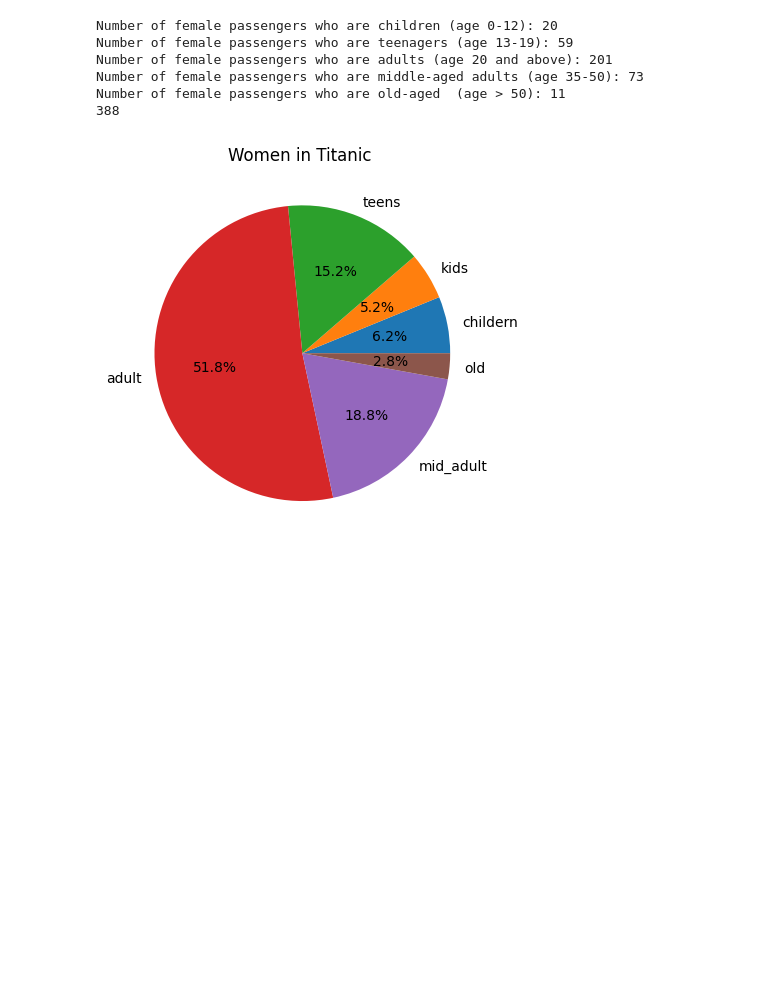
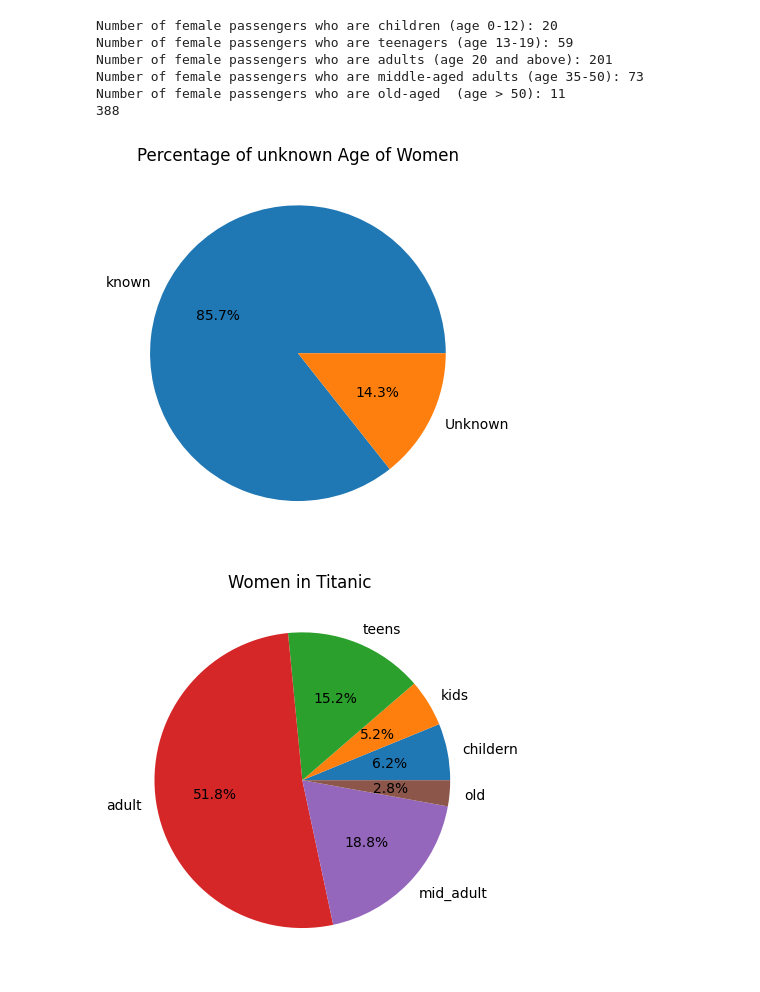
Before and after one commit to bilaalmunir/PRODIGY-DS-02, a Jupyter notebook: Prodigy-ds-02.ipynb, the cells around one changed output. Cells and saved outputs as stored; diff of their text form; code cells hidden in the pictures; blank space fills up the shorter version.

Commit message:
total women in titanic summary

```diff
--- a/Prodigy-ds-02.ipynb
+++ b/Prodigy-ds-02.ipynb
@@ -113,6 +113,15 @@ Number of female passengers who are adults (age 20 and above): 201
 Number of female passengers who are middle-aged adults (age 35-50): 73
 Number of female passengers who are old-aged  (age > 50): 11
 388
+# %%
+female_missing_age_count = female_passengers_count - adding
+female_missing_age = np.array([female_passengers_count,female_missing_age_count])
+lablesss = ["known" , "Unknown"]
+plt.pie(female_missing_age, labels=lablesss, autopct='%1.1f%%')
+plt.title("Percentage of unknown Age of Women")
+plt.show()
+# %% [output]
+[figure, added]
 # %%
 female_age_groups = np.array([female_passengers_childern_count,female_passengers_kids_count,female_passengers_teen_count,female_passengers_adult_count,female_passengers_madult_count,female_passengers_old_count])
 labelss = ["childern","kids","teens","adult","mid_adult","old"]
```
Also changed, not shown: parts of 1 cell of this notebook.
